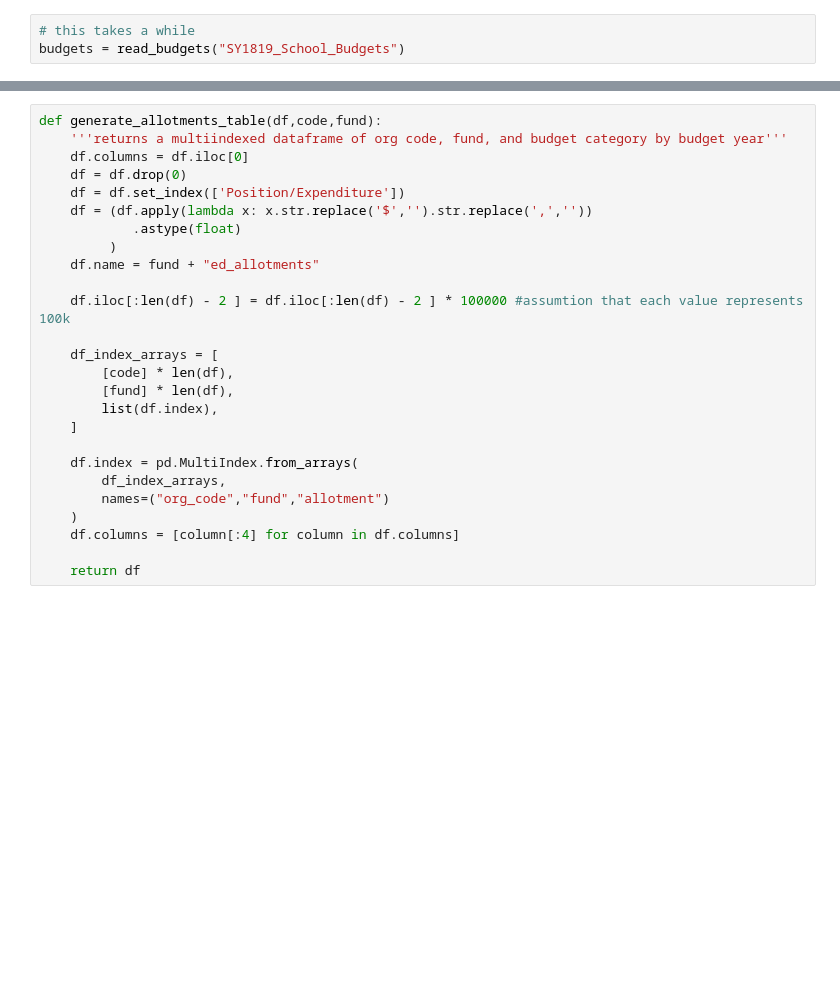
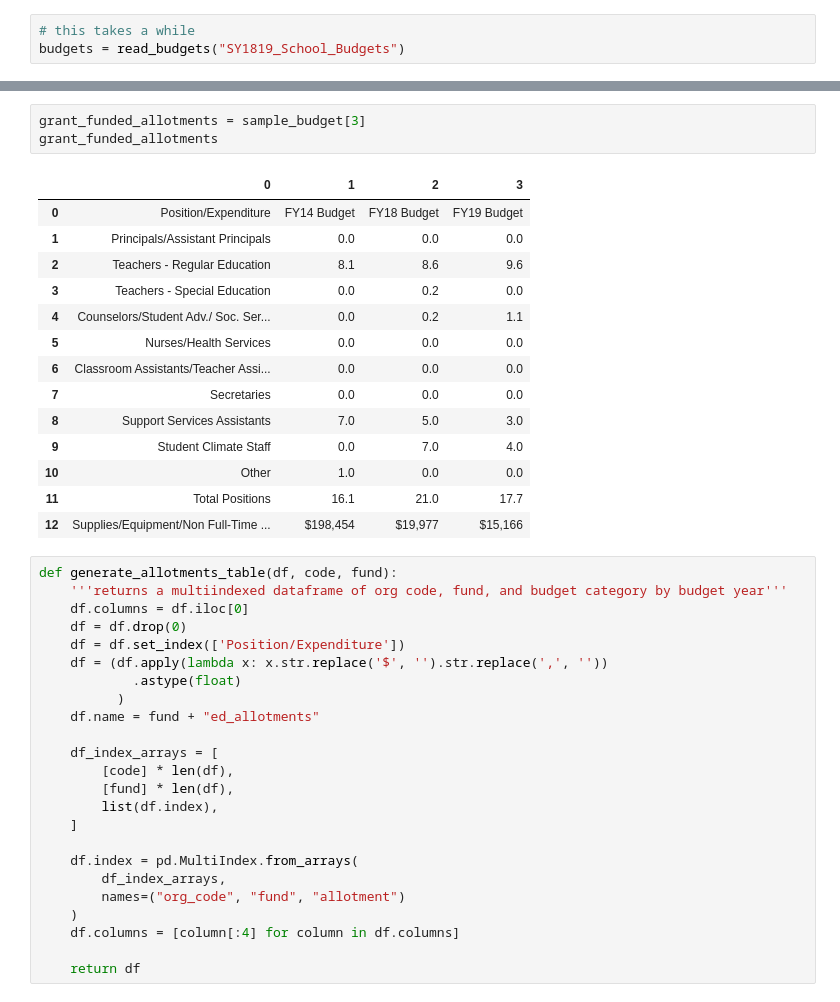
Before and after one commit to grahamalama/school_budget_aggregator, a Jupyter notebook: School Budget Aggregator.ipynb, the cells around one changed output, grey strips where cells are left out. Drawn from its saved outputs; the diff is of its cells as text; blank space fills up the shorter version.

```diff
--- a/School Budget Aggregator.ipynb
+++ b/School Budget Aggregator.ipynb
@@ -28,15 +117,31 @@ def generate_enrollment_table(df):
+# %%
+grant_funded_allotments = sample_budget[3]
+grant_funded_allotments
+# %% [output]
+|  | 0 | 1 | 2 | 3 |
+| 0 | Position/Expenditure | FY14 Budget | FY18 Budget | FY19 Budget |
+| 1 | Principals/Assistant Principals | 0.0 | 0.0 | 0.0 |
+| 2 | Teachers ‐ Regular Education | 8.1 | 8.6 | 9.6 |
+| 3 | Teachers ‐ Special Education | 0.0 | 0.2 | 0.0 |
+| 4 | Counselors/Student Adv./ Soc. Ser... | 0.0 | 0.2 | 1.1 |
+| 5 | Nurses/Health Services | 0.0 | 0.0 | 0.0 |
+| 6 | Classroom Assistants/Teacher Assi... | 0.0 | 0.0 | 0.0 |
+| 7 | Secretaries | 0.0 | 0.0 | 0.0 |
+| 8 | Support Services Assistants | 7.0 | 5.0 | 3.0 |
+| 9 | Student Climate Staff | 0.0 | 7.0 | 4.0 |
+| 10 | Other | 1.0 | 0.0 | 0.0 |
+| 11 | Total Positions | 16.1 | 21.0 | 17.7 |
+| 12 | Supplies/Equipment/Non Full‐Time ... | $198,454 | $19,977 | $15,166 |
 # %%
-def generate_allotments_table(df,code,fund):
+def generate_allotments_table(df, code, fund):
     '''returns a multiindexed dataframe of org code, fund, and budget category by budget year'''
     df.columns = df.iloc[0]
     df = df.drop(0)
     df = df.set_index(['Position/Expenditure'])
-    df = (df.apply(lambda x: x.str.replace('$','').str.replace(',',''))
+    df = (df.apply(lambda x: x.str.replace('$', '').str.replace(',', ''))
             .astype(float)
-         )
+          )
     df.name = fund + "ed_allotments"
-
-    df.iloc[:len(df) - 2 ] = df.iloc[:len(df) - 2 ] * 100000 #assumtion that each value represents 100k
 
     df_index_arrays = [
         [code] * len(df),
@@ -46,7 +151,7 @@ def generate_allotments_table(df,code,fund):
 
     df.index = pd.MultiIndex.from_arrays(
         df_index_arrays,
-        names=("org_code","fund","allotment")
+        names=("org_code", "fund", "allotment")
     )
     df.columns = [column[:4] for column in df.columns]
 
```
Also changed, not shown: parts of 26 cells of this notebook, 6 other files.
